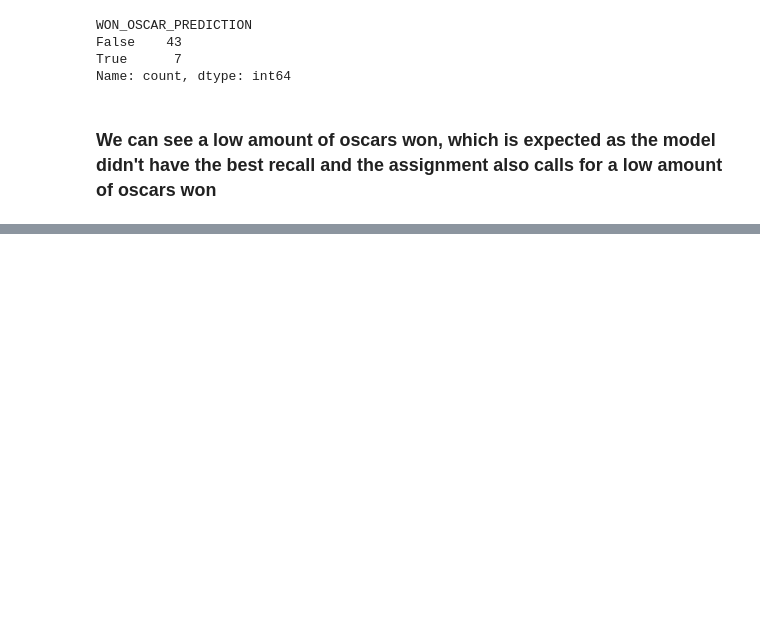
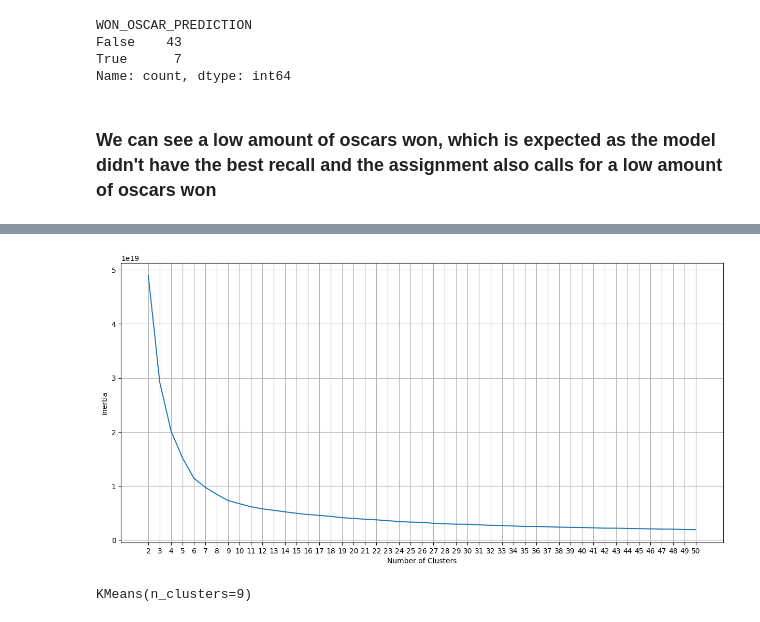
Before and after one commit to NikosGour/Data-Mining-Assignment, a Jupyter notebook: report.ipynb, the cells around one changed output, grey strips where cells are left out. Drawn from its saved outputs; the diff is of its cells as text; code cells hidden in the pictures; blank space fills up the shorter version.

```diff
--- a/report.ipynb
+++ b/report.ipynb
@@ -1723,0 +1751,17 @@ anon_initial_df.to_excel("data/model_results.xlsx")
+# %%
+n_cluster = range(2,51)
+kmeans =[KMeans(n_clusters=i).fit(df) for i in n_cluster]
+scores = [kmeans[i].inertia_ for i in range(len(kmeans))]
+plt.figure(2,(15,7))
+plt.plot(list(n_cluster),scores)
+plt.xlabel("Number of Clusters")
+plt.ylabel("Inertia")
+plt.grid(True)
+_ = plt.xticks(n_cluster)
+# %% [output]
+[figure, added]
+# %%
+kmeans = KMeans(n_clusters=9)
+kmeans.fit(df)
+# %% [output]
+KMeans(n_clusters=9)
```
Also changed, not shown: parts of 5 cells of this notebook.
